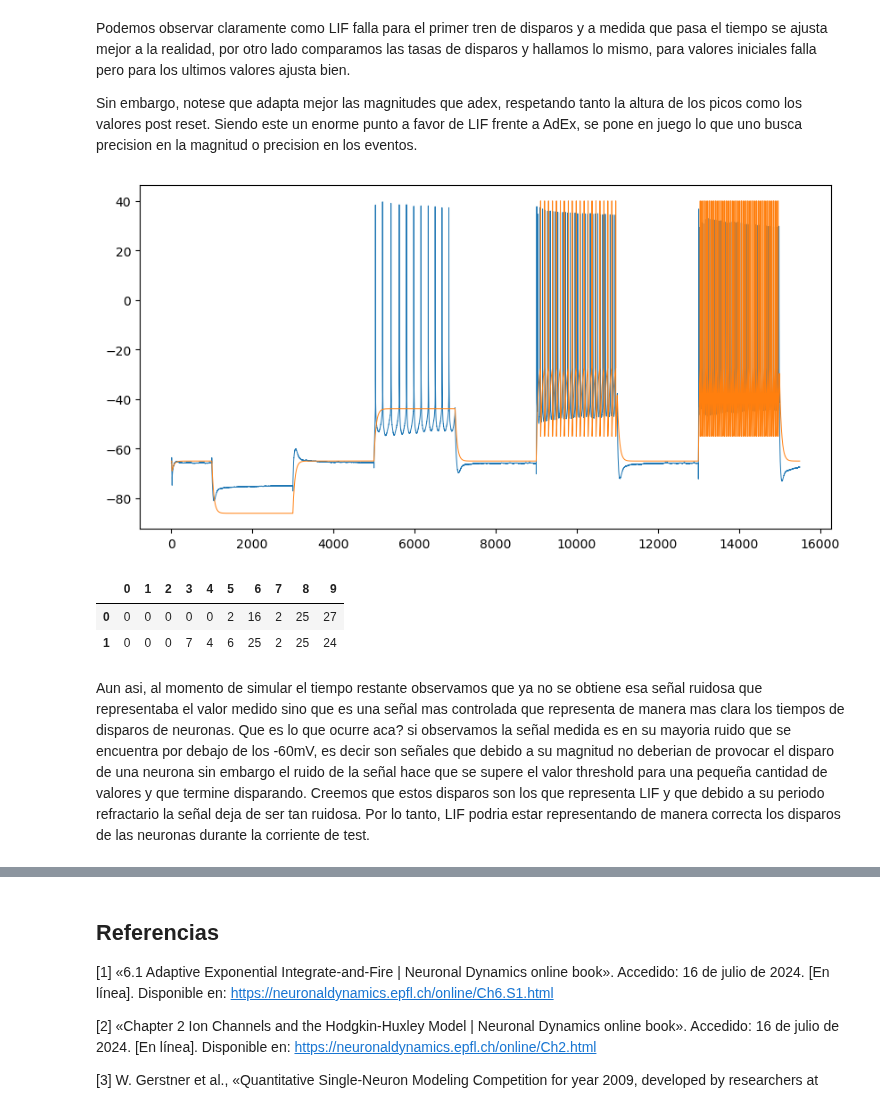
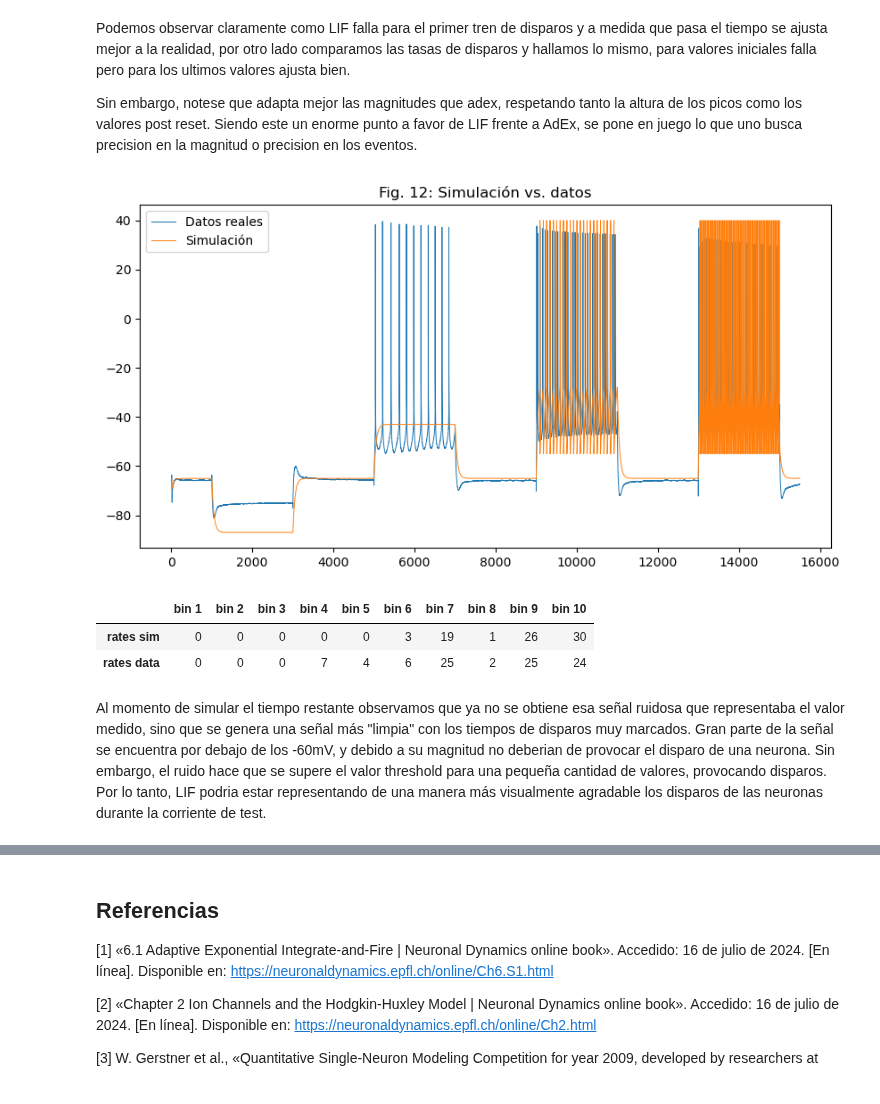
Before and after one commit to gonzagrau/Neuro-16-82, a Jupyter notebook: Trabajo Final/Entrega_Final.ipynb, the cells around one changed output, grey strips where cells are left out. Cells and saved outputs as stored; diff of their text form; code cells hidden in the pictures.

```diff
--- a/Trabajo Final/Entrega_Final.ipynb
+++ b/Trabajo Final/Entrega_Final.ipynb
@@ -958,6 +889,0 @@ pd.DataFrame(mat)
-# %%
-with open('pars_fit_juanba.json') as file:
-    lif_kwargs = json.load(file)
-
-lif = LIF_model(**lif_kwargs)
-lif.simulate_trajectory(t_train, I_train, plot=True);
@@ -966,12 +892,20 @@ lif.simulate_trajectory(t_train, I_train, plot=True);
+# %%
+train_lif = False
 # %%
-lif.fit_spikes(t_train,
-              spike_times_train,
-              I_train,
-              n_per_bin=len(t_train)//8,
-              tweak_keys=['tau_m', 'g_L', 'V_th'],
-              tweak_units=[ms, nS, mV],
-              N_iter=100,
-              max_rep=7,
-              pop_size=50,
-              mut_rate=0.1,
-              mut_scale = 5)
+if train_lif:
+    lif = LIF_model(V_th=-40*mV, V_reset=-55*mV)
+    lif.fit_spikes(t_train,
+                  spike_times_train,
+                  I_train,
+                  n_per_bin=len(t_train)//8,
+                  tweak_keys=['tau_m', 'g_L', 'V_th'],
+                  tweak_units=[ms, nS, mV],
+                  N_iter=100,
+                  max_rep=7,
+                  pop_size=50,
+                  mut_rate=0.1,
+                  mut_scale = 5)
+else:
+    with open('saved_params/pars_fit_LIF.json') as file:
+        lif_kwargs = json.load(file)
+    lif = LIF_model(**lif_kwargs)
@@ -979,0 +912,4 @@ KeyboardInterrupt:
+# %%
+fig_count += 1
+title = f"Fig. {fig_count}: simulación con I_train para el LIF ajustado"
+fit_v_lif, spikes_LIF_train = lif.simulate_trajectory(t_train, I_train, plot=True, title=title);
@@ -982,21 +920,23 @@ Podemos observar claramente como LIF falla para el primer tren de disparos y a m
 
 Sin embargo, notese que adapta mejor las magnitudes que adex, respetando tanto la altura de los picos como los valores post reset. Siendo este un enorme punto a favor de LIF frente a AdEx, se pone en juego lo que uno busca precision en la magnitud o precision en los eventos.
 # %%
-fit_v_lif, spikes_LIF_2 = lif.simulate_trajectory(t_train, I_train, plot=False)
+fig_count += 1
 fig, ax = plt.subplots(figsize=(10, 5))
 ax.plot(t_train/ms, v_train, linewidth=0.7, label='Datos reales')
 ax.plot(t_train/ms, fit_v_lif/mV, linewidth=0.7, label='Simulación')
+ax.set_title(f"Fig. {fig_count}: Simulación vs. datos")
+plt.legend()
 plt.show()
 # %% [output]
-[figure, old version]
+[figure, new version]
 # %%
-rates_lif = firing_rate(t_train, spikes_LIF_2, n_per_bin=len(t_train)//10)
+rates_lif = firing_rate(t_train, spikes_LIF_train, n_per_bin=len(t_train)//10)
 rates_obj = firing_rate(t_train, spike_times_train, n_per_bin=len(t_train)//10)
 mat_fr = np.vstack((rates_lif, rates_obj))
-pd.DataFrame(mat_fr)
+pd.DataFrame(mat_fr, columns=[f"bin {i+1}" for i in range(mat_fr.shape[1])], index=['rates sim', 'rates data'])
 # %% [output]
-|  | 0 | 1 | 2 | 3 | 4 | 5 | 6 | 7 | 8 | 9 |
-| 0 | 0 | 0 | 0 | 0 | 0 | 2 | 16 | 2 | 25 | 27 |
-| 1 | 0 | 0 | 0 | 7 | 4 | 6 | 25 | 2 | 25 | 24 |
+|  | bin 1 | bin 2 | bin 3 | bin 4 | bin 5 | bin 6 | bin 7 | bin 8 | bin 9 | bin 10 |
+| rates sim | 0 | 0 | 0 | 0 | 0 | 3 | 19 | 1 | 26 | 30 |
+| rates data | 0 | 0 | 0 | 7 | 4 | 6 | 25 | 2 | 25 | 24 |
 # %% [markdown]
-Aun asi, al momento de simular el tiempo restante observamos que ya no se obtiene esa señal ruidosa que representaba el valor medido sino que es una señal mas controlada que representa de manera mas clara los tiempos de disparos de neuronas. Que es lo que ocurre aca? si observamos la señal medida es en su mayoria ruido que se encuentra por debajo de los -60mV, es decir son señales que debido a su magnitud no deberian de provocar el disparo de una neurona sin embargo el ruido de la señal hace que se supere el valor threshold para una pequeña cantidad de valores y que termine disparando. Creemos que estos disparos son los que representa LIF y que debido a su periodo refractario la señal deja de ser tan ruidosa. Por lo tanto, LIF podria estar representando de manera correcta los disparos de las neuronas durante la corriente de test.
+Al momento de simular el tiempo restante observamos que ya no se obtiene esa señal ruidosa que representaba el valor medido, sino que se genera una señal más "limpia" con los tiempos de disparos muy marcados. Gran parte de la señal se encuentra por debajo de los -60mV, y debido a su magnitud no deberian de provocar el disparo de una neurona. Sin embargo, el ruido hace que se supere el valor threshold para una pequeña cantidad de valores, provocando disparos. Por lo tanto, LIF podria estar representando de una manera más visualmente agradable los disparos de las neuronas durante la corriente de test.
```
Also changed, not shown: parts of 44 cells of this notebook, 4 other files.
